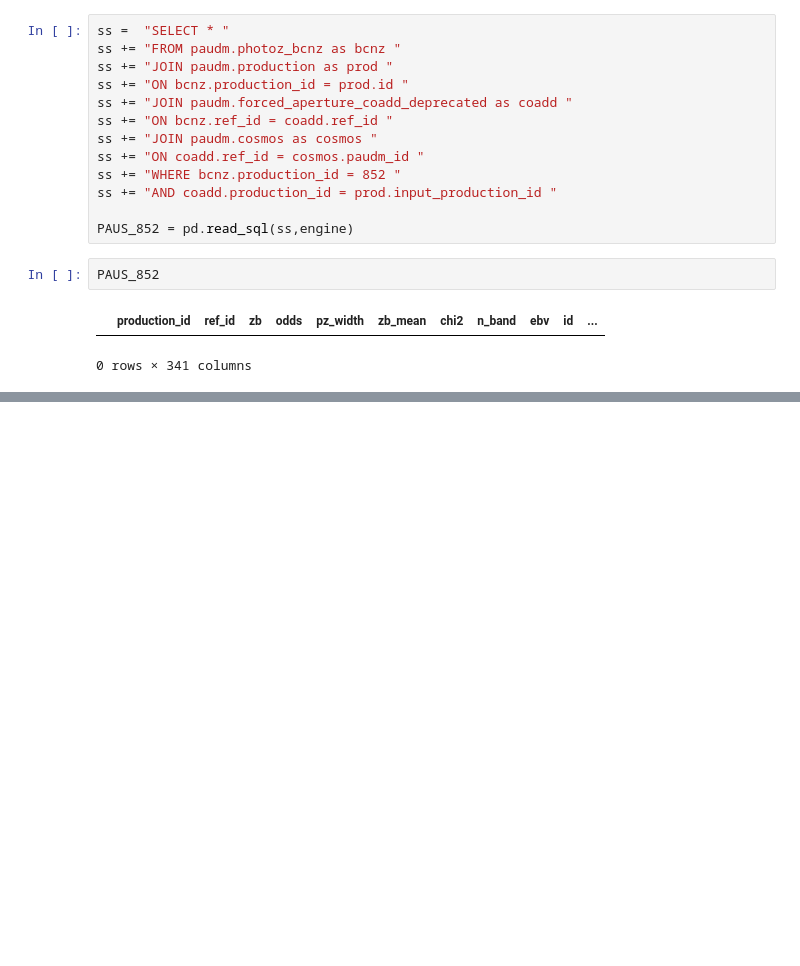
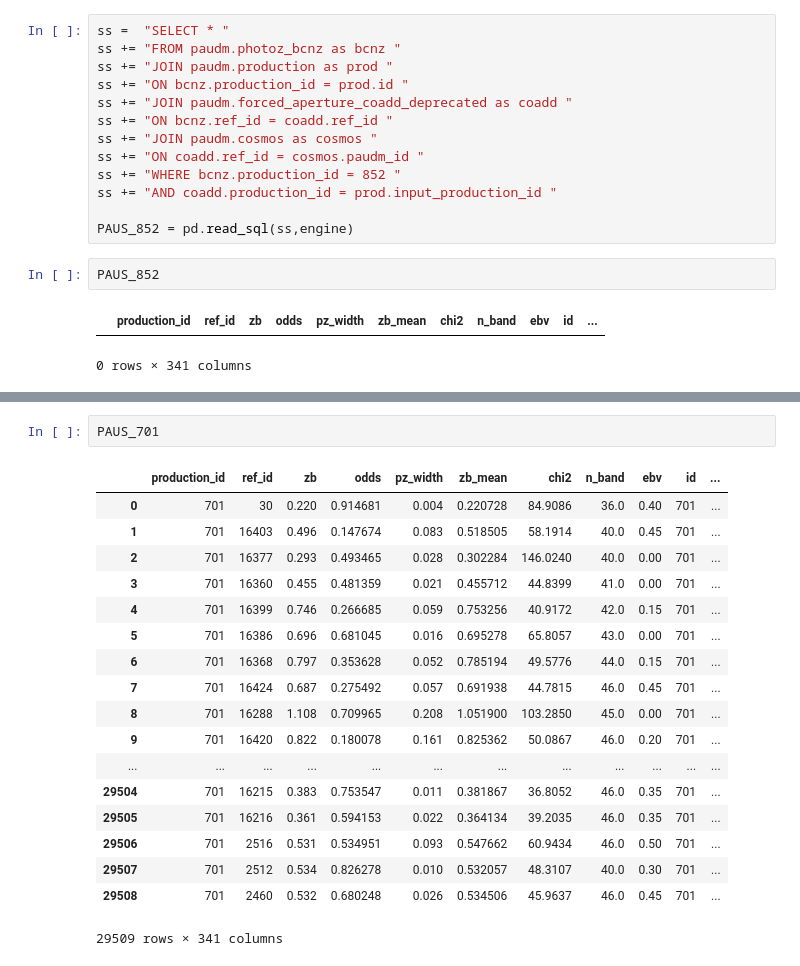
Before and after one commit to GiorgioManzoni/PAUS_code, a Jupyter notebook: 015_new_production.ipynb, the cells around one changed output, grey strips where cells are left out. Saved outputs shown, nothing was run; the diff lists cells and outputs as text; blank space fills up the shorter version.

```diff
--- a/015_new_production.ipynb
+++ b/015_new_production.ipynb
@@ -88,0 +110,21 @@ array([u'production_id', u'ref_id', u'zb', u'odds', u'pz_width',
+# %%
+PAUS_701
+# %% [output]
+|  | production_id | ref_id | zb | odds | pz_width | zb_mean | chi2 | n_band | ebv | id | ... |
+| 0 | 701 | 30 | 0.220 | 0.914681 | 0.004 | 0.220728 | 84.9086 | 36.0 | 0.40 | 701 | ... |
+| 1 | 701 | 16403 | 0.496 | 0.147674 | 0.083 | 0.518505 | 58.1914 | 40.0 | 0.45 | 701 | ... |
+| 2 | 701 | 16377 | 0.293 | 0.493465 | 0.028 | 0.302284 | 146.0240 | 40.0 | 0.00 | 701 | ... |
+| 3 | 701 | 16360 | 0.455 | 0.481359 | 0.021 | 0.455712 | 44.8399 | 41.0 | 0.00 | 701 | ... |
+| 4 | 701 | 16399 | 0.746 | 0.266685 | 0.059 | 0.753256 | 40.9172 | 42.0 | 0.15 | 701 | ... |
+| 5 | 701 | 16386 | 0.696 | 0.681045 | 0.016 | 0.695278 | 65.8057 | 43.0 | 0.00 | 701 | ... |
+| 6 | 701 | 16368 | 0.797 | 0.353628 | 0.052 | 0.785194 | 49.5776 | 44.0 | 0.15 | 701 | ... |
+| 7 | 701 | 16424 | 0.687 | 0.275492 | 0.057 | 0.691938 | 44.7815 | 46.0 | 0.45 | 701 | ... |
+| 8 | 701 | 16288 | 1.108 | 0.709965 | 0.208 | 1.051900 | 103.2850 | 45.0 | 0.00 | 701 | ... |
+| 9 | 701 | 16420 | 0.822 | 0.180078 | 0.161 | 0.825362 | 50.0867 | 46.0 | 0.20 | 701 | ... |
+| ... | ... | ... | ... | ... | ... | ... | ... | ... | ... | ... | ... |
+| 29504 | 701 | 16215 | 0.383 | 0.753547 | 0.011 | 0.381867 | 36.8052 | 46.0 | 0.35 | 701 | ... |
+| 29505 | 701 | 16216 | 0.361 | 0.594153 | 0.022 | 0.364134 | 39.2035 | 46.0 | 0.35 | 701 | ... |
+| 29506 | 701 | 2516 | 0.531 | 0.534951 | 0.093 | 0.547662 | 60.9434 | 46.0 | 0.50 | 701 | ... |
+| 29507 | 701 | 2512 | 0.534 | 0.826278 | 0.010 | 0.532057 | 48.3107 | 40.0 | 0.30 | 701 | ... |
+| 29508 | 701 | 2460 | 0.532 | 0.680248 | 0.026 | 0.534506 | 45.9637 | 46.0 | 0.45 | 701 | ... |
+29509 rows × 341 columns
```
Also changed, not shown: parts of 3 cells of this notebook, 2 other files.
